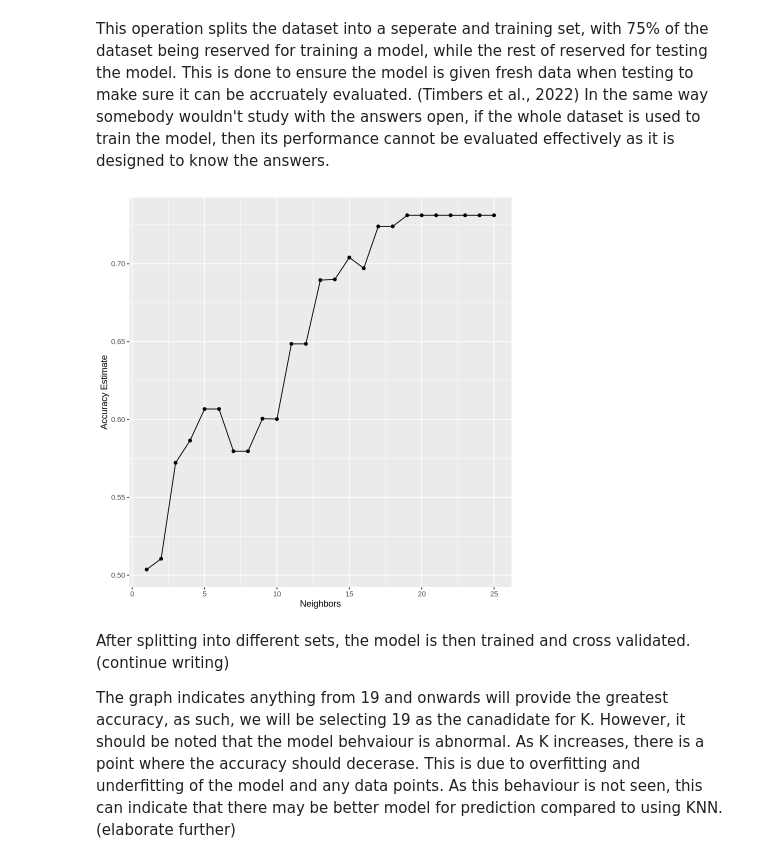
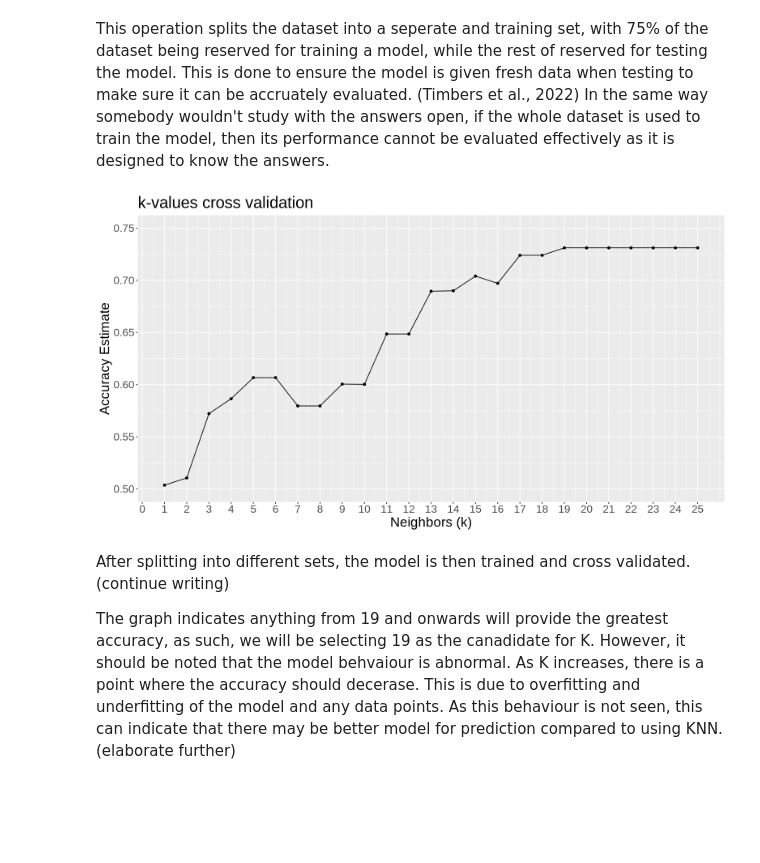
Before and after one commit to Vivian-Bi/ds_final_project, a Jupyter notebook: Final Group Project.ipynb, the cells around one changed output. Cells and saved outputs as stored; diff of their text form; code cells hidden in the pictures; blank space fills up the shorter version.

Commit message:
Added a graph for the data set
Added a graph the data set in exploratory section

```diff
--- a/Final Group Project.ipynb
+++ b/Final Group Project.ipynb
@@ -250,33 +268,39 @@ This operation splits the dataset into a seperate and training set, with 75% of
 # %%
 ## Testing and cross-validation for N value
 set.seed(2025)
 
 knn_spec <- nearest_neighbor(weight_func = "rectangular", neighbors = tune()) |>
     set_engine("kknn")|>
     set_mode("classification")
 
 player_recipe <- recipe(subscribe ~ played_hours + Age, data = player_training) |>
     step_scale(all_predictors()) |>
     step_center(all_predictors())
 
 player_vfold <- vfold_cv(player_training, v = 5, strata = subscribe)
 
 k_vals <- tibble(neighbors = seq(from = 1, to = 25, by = 1))
 player_results <- workflow() |>
       add_recipe(player_recipe) |>
       add_model(knn_spec) |>
       tune_grid(resamples = player_vfold, grid = k_vals) |>
       collect_metrics()
 
 accuracies <- player_results |>
      filter(.metric == "accuracy")
 
 cross_val_plot <- ggplot(accuracies, aes(x = neighbors, y = mean))+
       geom_point() +
       geom_line() +
-      labs(x = "Neighbors", y = "Accuracy Estimate")
+      labs(x = "Neighbors (k)", y = "Accuracy Estimate")+
+      ggtitle("k-values cross validation") +
+      scale_x_continuous(breaks = seq(0, 25, by = 1)) +
+      scale_y_continuous(limits = c(0.5, 0.75)) +
+      theme(text = element_text(size = 20))
+
+
 
 cross_val_plot
 # %% [output]
-[figure, old version]
+[figure, new version]
 # %% [markdown]
```
Also changed, not shown: parts of 5 cells of this notebook.
